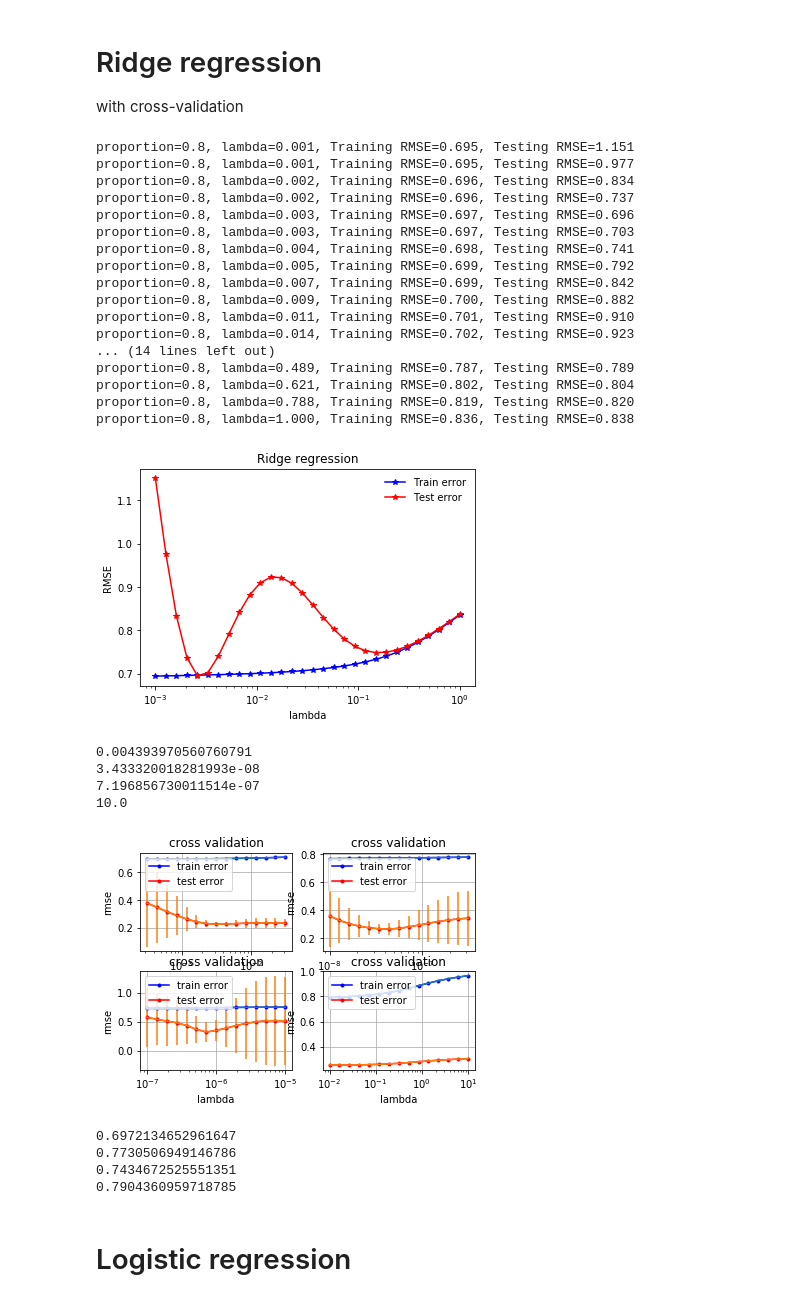
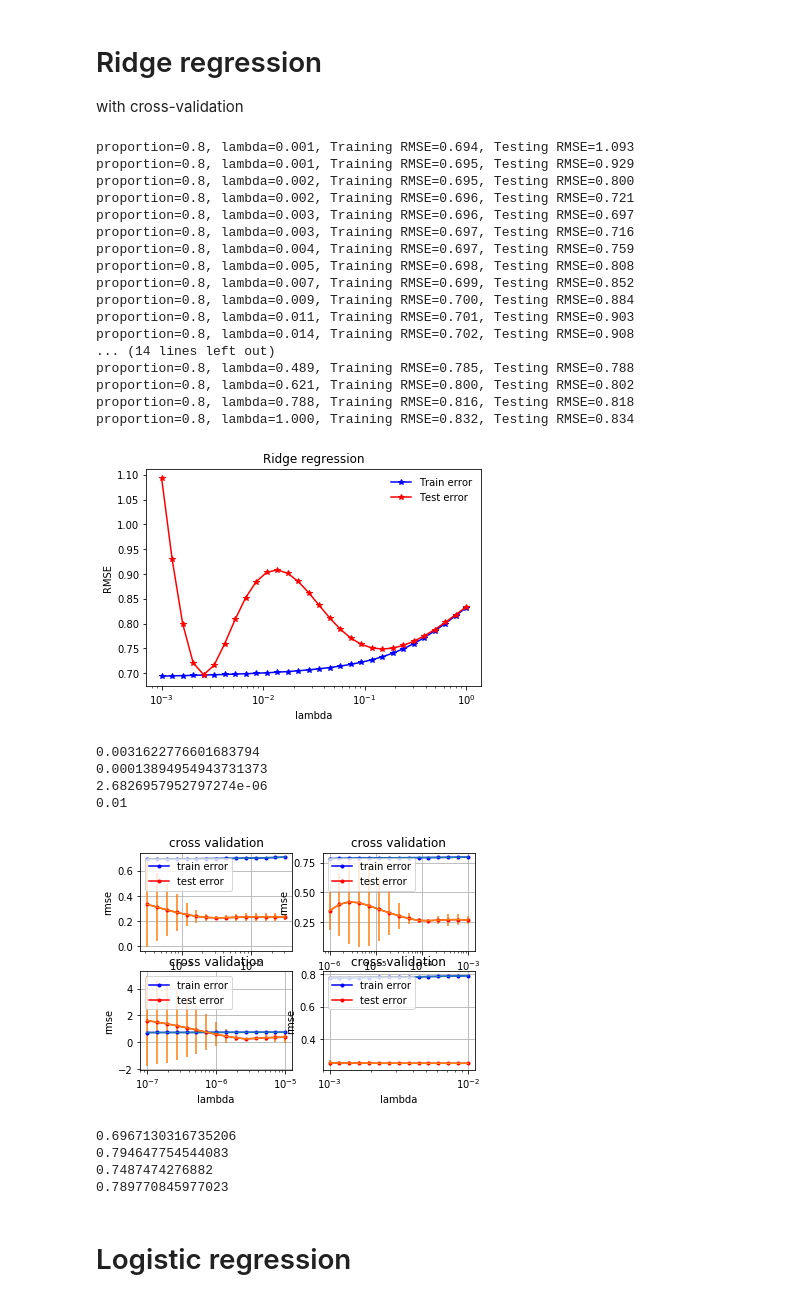
Before and after one commit to robinmamie/machine_learning, a Jupyter notebook: project1/scripts/project1.ipynb, the cells around one changed output. Drawn from its saved outputs; the diff is of its cells as text; code cells hidden in the pictures.

```diff
--- a/project1/scripts/project1.ipynb
+++ b/project1/scripts/project1.ipynb
@@ -74,20 +74,10 @@ predictions = []
 pri_cross_validation_test = []
 prediction_cross_validation_test = []
 # %%
-'''REMOVE SKLEAR FOR CROSS VALIDATION'''
-from sklearn.model_selection import train_test_split
-
-
 for idx, dataset in enumerate(pri):
     predictions.append(extractPredictions(dataset))
     dataset = dataset.drop(['Prediction'],1)
     pri[idx] = tildaNumpy(normalizeDataset_numpy(polynomial_expansion( normalizeDataset(dataset).to_numpy(), POLYNOMIAL_EXPANSION_DEGREE)))
-    X_train, X_test, y_train, y_test = train_test_split(pri[idx],predictions[idx],test_size=0.1, random_state=0)
-    pri[idx] = X_train
-    predictions[idx] = y_train
-    pri_cross_validation_test.append(X_test)
-    prediction_cross_validation_test.append(y_test)
-    # pri[idx] is our tX depending on jet_num
 # %%
 def score(X, w, y):
     return (y == predict_labels(w,X)).sum()/len(y)
@@ -367,24 +357,24 @@ def ridge_regression_cross(x, y, ratio, seed):
 # %%
 ridge_regression_cross(pri[0], predictions[0], 0.8, 0)
 # %% [output]
-proportion=0.8, lambda=0.001, Training RMSE=0.695, Testing RMSE=1.151
-proportion=0.8, lambda=0.001, Training RMSE=0.695, Testing RMSE=0.977
-proportion=0.8, lambda=0.002, Training RMSE=0.696, Testing RMSE=0.834
-proportion=0.8, lambda=0.002, Training RMSE=0.696, Testing RMSE=0.737
-proportion=0.8, lambda=0.003, Training RMSE=0.697, Testing RMSE=0.696
-proportion=0.8, lambda=0.003, Training RMSE=0.697, Testing RMSE=0.703
-proportion=0.8, lambda=0.004, Training RMSE=0.698, Testing RMSE=0.741
-proportion=0.8, lambda=0.005, Training RMSE=0.699, Testing RMSE=0.792
-proportion=0.8, lambda=0.007, Training RMSE=0.699, Testing RMSE=0.842
-proportion=0.8, lambda=0.009, Training RMSE=0.700, Testing RMSE=0.882
-proportion=0.8, lambda=0.011, Training RMSE=0.701, Testing RMSE=0.910
-proportion=0.8, lambda=0.014, Training RMSE=0.702, Testing RMSE=0.923
+proportion=0.8, lambda=0.001, Training RMSE=0.694, Testing RMSE=1.093
+proportion=0.8, lambda=0.001, Training RMSE=0.695, Testing RMSE=0.929
+proportion=0.8, lambda=0.002, Training RMSE=0.695, Testing RMSE=0.800
+proportion=0.8, lambda=0.002, Training RMSE=0.696, Testing RMSE=0.721
+proportion=0.8, lambda=0.003, Training RMSE=0.696, Testing RMSE=0.697
+proportion=0.8, lambda=0.003, Training RMSE=0.697, Testing RMSE=0.716
+proportion=0.8, lambda=0.004, Training RMSE=0.697, Testing RMSE=0.759
+proportion=0.8, lambda=0.005, Training RMSE=0.698, Testing RMSE=0.808
+proportion=0.8, lambda=0.007, Training RMSE=0.699, Testing RMSE=0.852
+proportion=0.8, lambda=0.009, Training RMSE=0.700, Testing RMSE=0.884
+proportion=0.8, lambda=0.011, Training RMSE=0.701, Testing RMSE=0.903
+proportion=0.8, lambda=0.014, Training RMSE=0.702, Testing RMSE=0.908
 ... (14 lines left out)
-proportion=0.8, lambda=0.489, Training RMSE=0.787, Testing RMSE=0.789
-proportion=0.8, lambda=0.621, Training RMSE=0.802, Testing RMSE=0.804
-proportion=0.8, lambda=0.788, Training RMSE=0.819, Testing RMSE=0.820
-proportion=0.8, lambda=1.000, Training RMSE=0.836, Testing RMSE=0.838
+proportion=0.8, lambda=0.489, Training RMSE=0.785, Testing RMSE=0.788
+proportion=0.8, lambda=0.621, Training RMSE=0.800, Testing RMSE=0.802
+proportion=0.8, lambda=0.788, Training RMSE=0.816, Testing RMSE=0.818
+proportion=0.8, lambda=1.000, Training RMSE=0.832, Testing RMSE=0.834
-[figure, old version]
+[figure, new version]
 # %%
 def build_k_indices(y, k_fold, seed):
     """build k indices for k-fold."""
@@ -424,61 +414,60 @@ def cross_validation_demo(i):
     if i == 0:
         lambdas = np.logspace(-3.5, -1.5, 15)
     elif i == 1:
-        lambdas = np.logspace(-8, -6.5, 15)
+        lambdas = np.logspace(-6, -3, 15)
     elif i == 2:
         lambdas = np.logspace(-7, -5, 15)
     elif i == 3:
-        lambdas = np.logspace(-2, 1, 15)
+        lambdas = np.logspace(-3, -2, 15)
 
     y = predictions[i]
     y = y[:,np.newaxis]
     x = pri[i]
 
     # split data in k fold
     k_indices = build_k_indices(y, k_fold, seed)
     # define lists to store the loss of training data and test data
     rmse_tr = []
     rmse_te = []
     var_tr = []
     var_te = []
 
     for lambda_ in lambdas:
         loss_tr = []
         loss_te = []
         for k in range(k_fold):
             tr, te = cross_validation(y, x, k_indices, k, lambda_)
             loss_tr.append(tr)
             loss_te.append(te)
         rmse_tr.append(np.mean(loss_tr))
         rmse_te.append(np.mean(loss_te))
         var_tr.append(np.std(loss_tr))
         var_te.append(np.std(loss_te))
     optimal = lambdas[np.argmin(var_te)]
     print(optimal)
     ridge_parameters.append(optimal)
     plt.subplot(2, 2, 1+i)
     cross_validation_visualization(lambdas, rmse_tr, rmse_te, var_tr, var_te)
 
 for i in range(4):
     cross_validation_demo(i)
 # %% [output]
-0.004393970560760791
-3.433320018281993e-08
-7.196856730011514e-07
-10.0
+0.0031622776601683794
+0.00013894954943731373
+2.6826957952797274e-06
+0.01
-[figure, old version]
+[figure, new version]
 # %%
-ridge_parameters[3] = 0.01
 w_pri = []
 for i in range(4):
     w, loss = ridge_regression(predictions[i], pri[i], ridge_parameters[i])
     print(loss)
     w_pri.append(w)
 # %% [output]
-0.6972134652961647
-0.7730506949146786
-0.7434672525551351
-0.7904360959718785
+0.6967130316735206
+0.794647754544083
+0.7487474276882
+0.789770845977023
 # %% [markdown]
 # Logistic regression
 # %%
```
Also changed, not shown: parts of 3 cells of this notebook, 3 other files.
